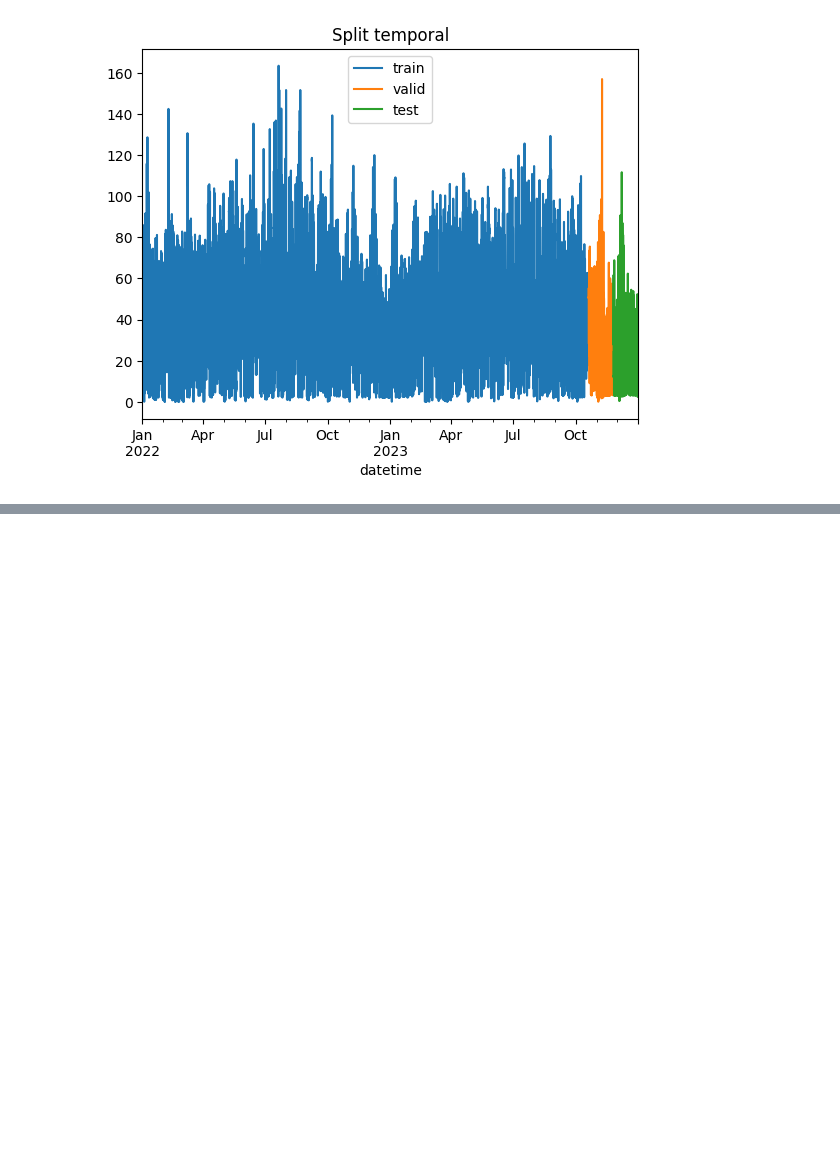
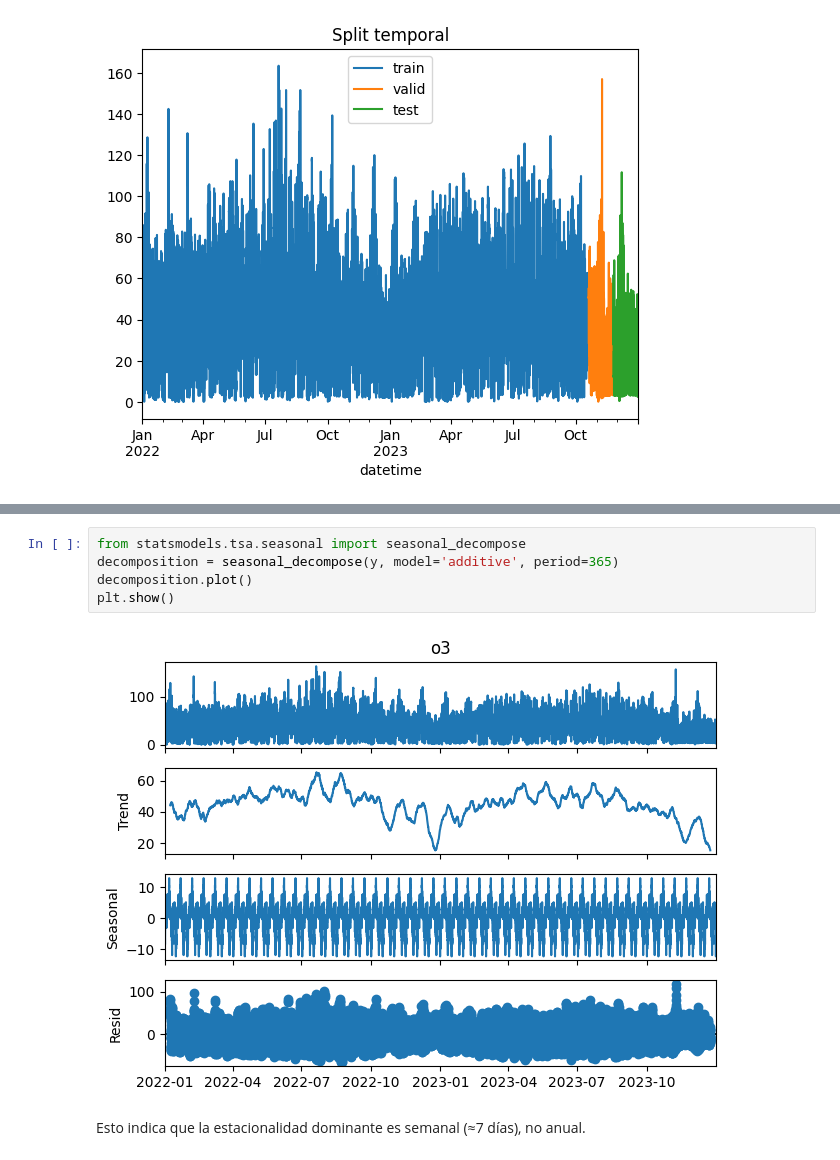
Before and after one commit to ignacioareal23-svg/AASeriesTemporalesFlujosDeDatos, a Jupyter notebook: ProyectoSeries/main-definitivo.ipynb, the cells around one changed output, grey strips where cells are left out. Saved outputs shown, nothing was run; the diff lists cells and outputs as text; blank space fills up the shorter version.

```diff
--- a/ProyectoSeries/main-definitivo.ipynb
+++ b/ProyectoSeries/main-definitivo.ipynb
@@ -271,0 +319,9 @@ train:(15768,), valid:(876,), test:(876,)
+# %%
+from statsmodels.tsa.seasonal import seasonal_decompose
+decomposition = seasonal_decompose(y, model='additive', period=365)
+decomposition.plot()
+plt.show()
+# %% [output]
+[figure, added]
+# %% [markdown]
+Esto indica que la estacionalidad dominante es semanal (≈7 días), no anual.
```
Also changed, not shown: parts of 5 cells of this notebook.
